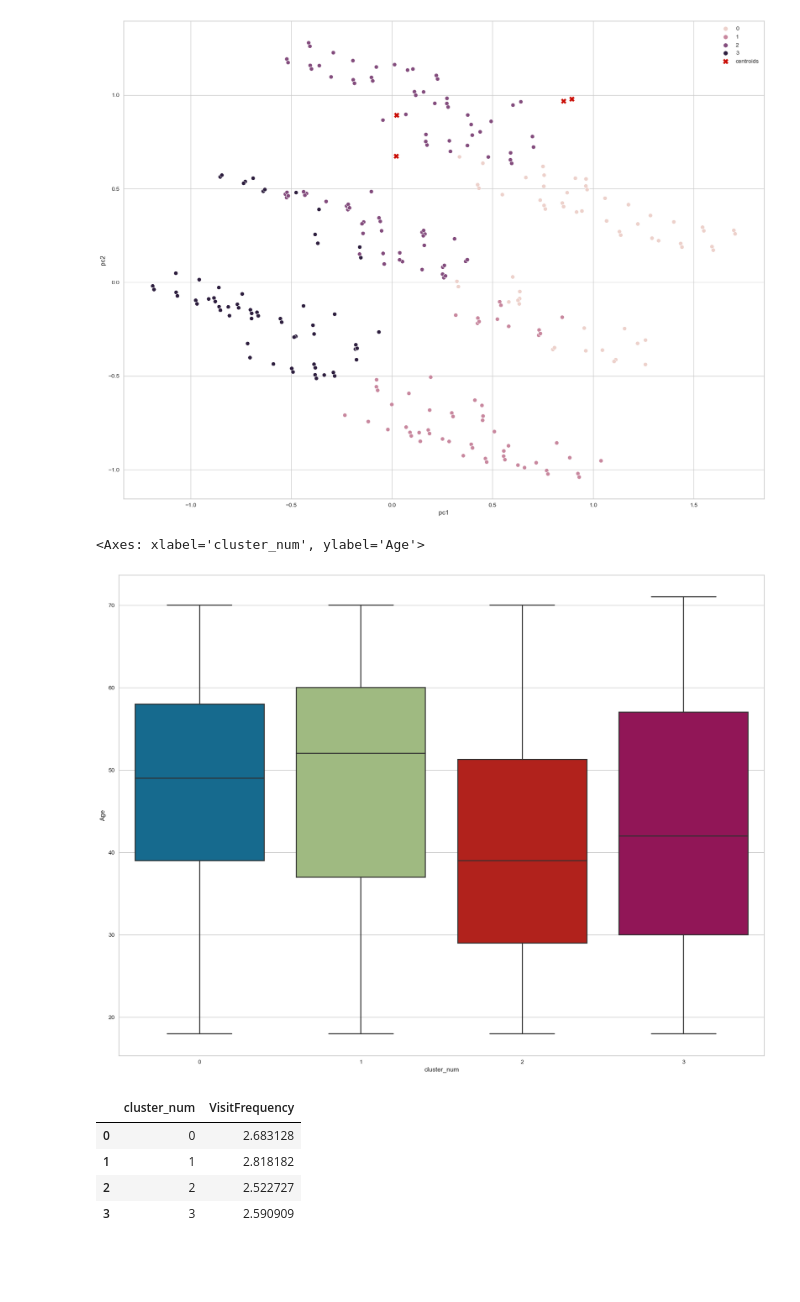
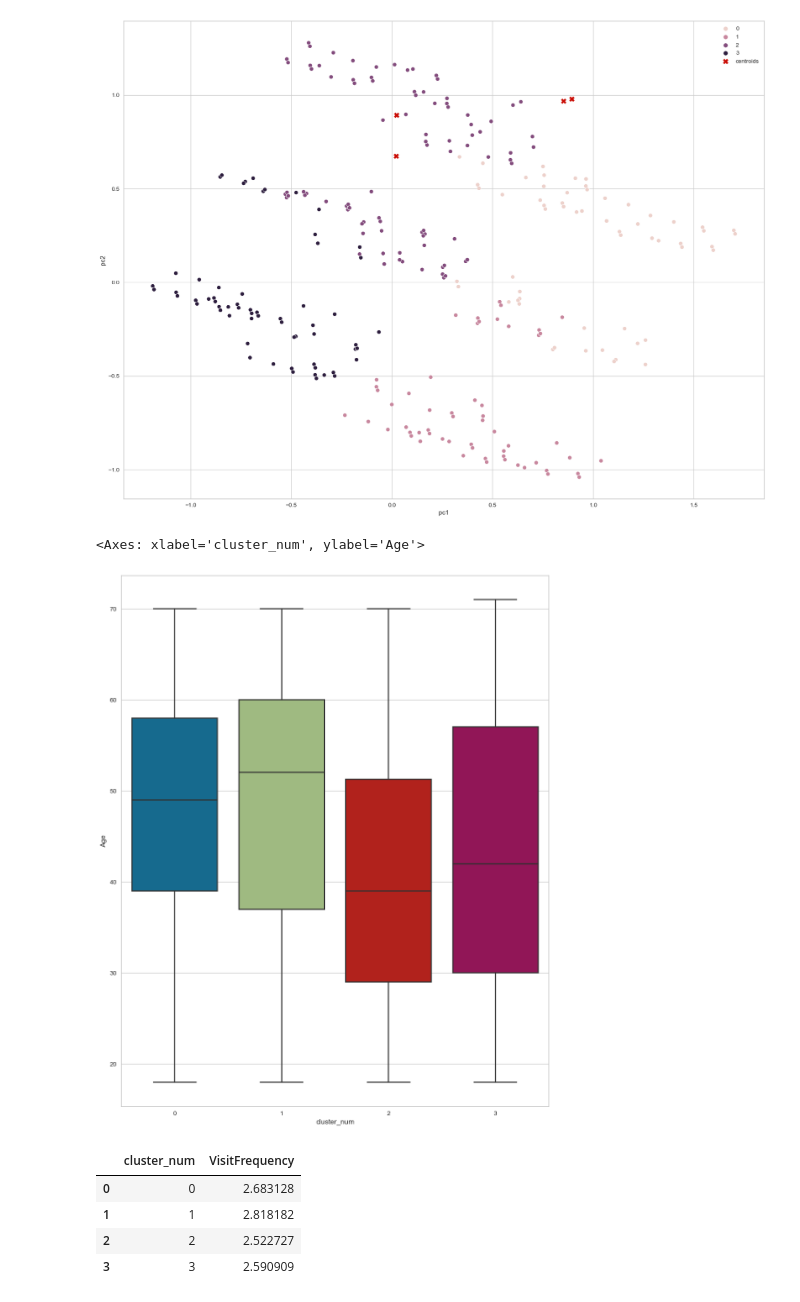
Before and after one commit to rohith4088/EV_SEGMENTATION, a Jupyter notebook: mcdolnads.ipynb, the cells around one changed output. Saved outputs shown, nothing was run; the diff lists cells and outputs as text; code cells hidden in the pictures; blank space fills up the shorter version.

```diff
--- a/mcdolnads.ipynb
+++ b/mcdolnads.ipynb
@@ -275,11 +276,11 @@ plt.show()
 [figure]
 # %%
 #describing the clusters
-
-sns.boxplot(x="cluster_num", y="Age", data=df)
+plt.rcParams['figure.figsize']=(12,15)
+sns.boxplot(x="cluster_number", y="Age", data=df)
 # %% [output]
 <Axes: xlabel='cluster_num', ylabel='Age'>
-[figure, old version]
+[figure, new version]
 # %%
 df['VisitFrequency'] = LabelEncoder().fit_transform(df['VisitFrequency'])
 visit = df.groupby('cluster_num')['VisitFrequency'].mean()
```
Also changed, not shown: parts of 8 cells of this notebook.
